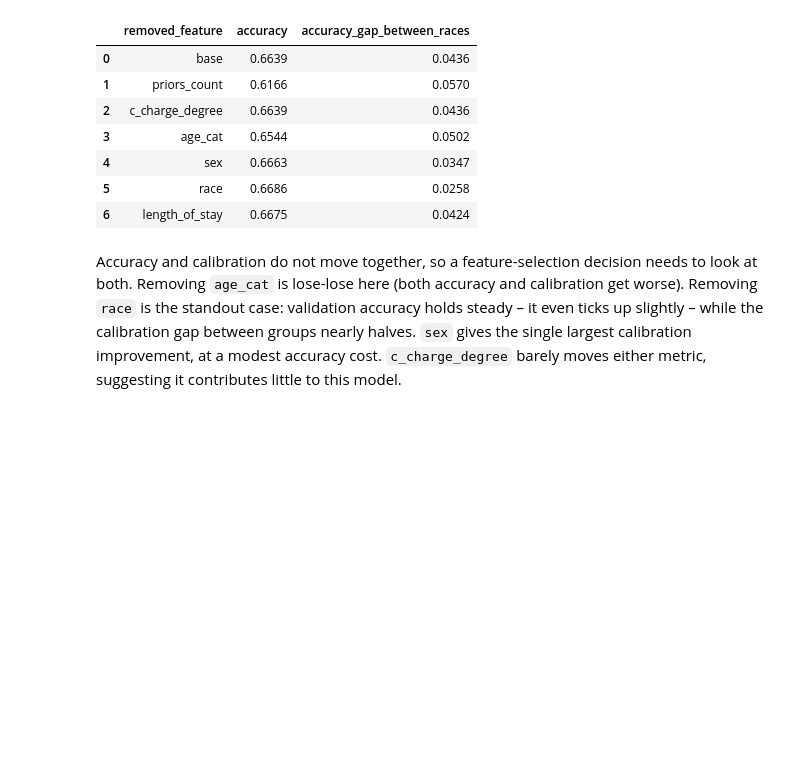
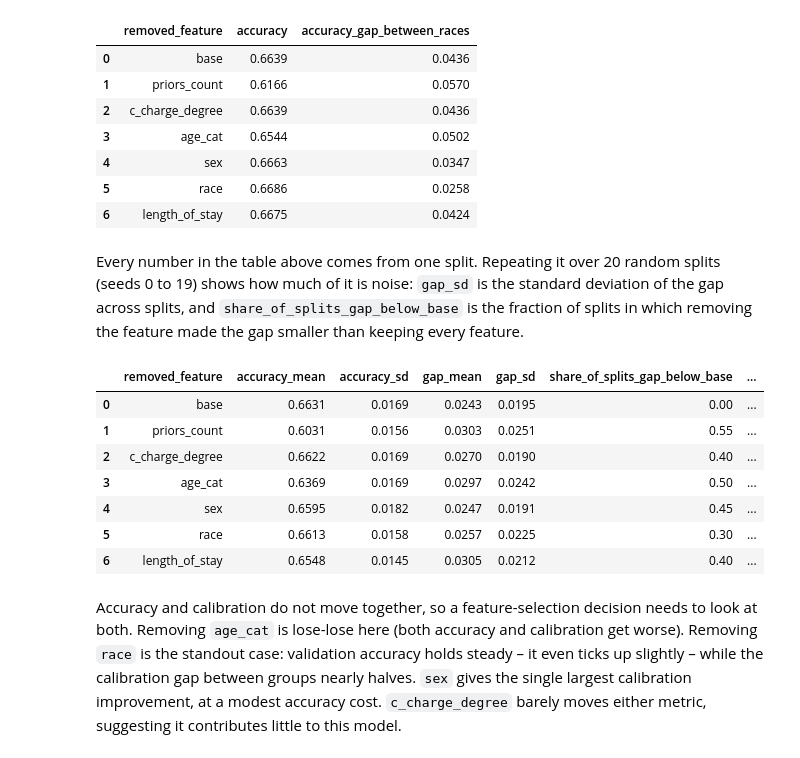
Before and after one commit to BessiePengjinWang/compas-fairness-diagnostics, a Jupyter notebook: notebooks/fairness_diagnostics.ipynb, the cells around one changed output. Drawn from its saved outputs; the diff is of its cells as text; code cells hidden in the pictures; blank space fills up the shorter version.

```diff
--- a/notebooks/fairness_diagnostics.ipynb
+++ b/notebooks/fairness_diagnostics.ipynb
@@ -419,6 +419,21 @@ feature_removal_results(train_set, test_set)
 | 4 | sex | 0.6663 | 0.0347 |
 | 5 | race | 0.6686 | 0.0258 |
 | 6 | length_of_stay | 0.6675 | 0.0424 |
+# %% [markdown]
+Every number in the table above comes from one split. Repeating it over 20 random splits (seeds 0 to 19) shows how much of it is noise: `gap_sd` is the standard deviation of the gap across splits, and `share_of_splits_gap_below_base` is the fraction of splits in which removing the feature made the gap smaller than keeping every feature.
+# %%
+from compas_fairness.feature_selection import feature_removal_over_splits, summarize_feature_removal
+
+summarize_feature_removal(feature_removal_over_splits(final_dataset)).round(4)
+# %% [output]
+|  | removed_feature | accuracy_mean | accuracy_sd | gap_mean | gap_sd | share_of_splits_gap_below_base | ... |
+| 0 | base | 0.6631 | 0.0169 | 0.0243 | 0.0195 | 0.00 | ... |
+| 1 | priors_count | 0.6031 | 0.0156 | 0.0303 | 0.0251 | 0.55 | ... |
+| 2 | c_charge_degree | 0.6622 | 0.0169 | 0.0270 | 0.0190 | 0.40 | ... |
+| 3 | age_cat | 0.6369 | 0.0169 | 0.0297 | 0.0242 | 0.50 | ... |
+| 4 | sex | 0.6595 | 0.0182 | 0.0247 | 0.0191 | 0.45 | ... |
+| 5 | race | 0.6613 | 0.0158 | 0.0257 | 0.0225 | 0.30 | ... |
+| 6 | length_of_stay | 0.6548 | 0.0145 | 0.0305 | 0.0212 | 0.40 | ... |
 # %% [markdown]
 Accuracy and calibration do not move together, so a feature-selection
 decision needs to look at both. Removing `age_cat` is lose-lose here (both
```
Also changed, not shown: parts of 2 cells of this notebook, 2 other files.
